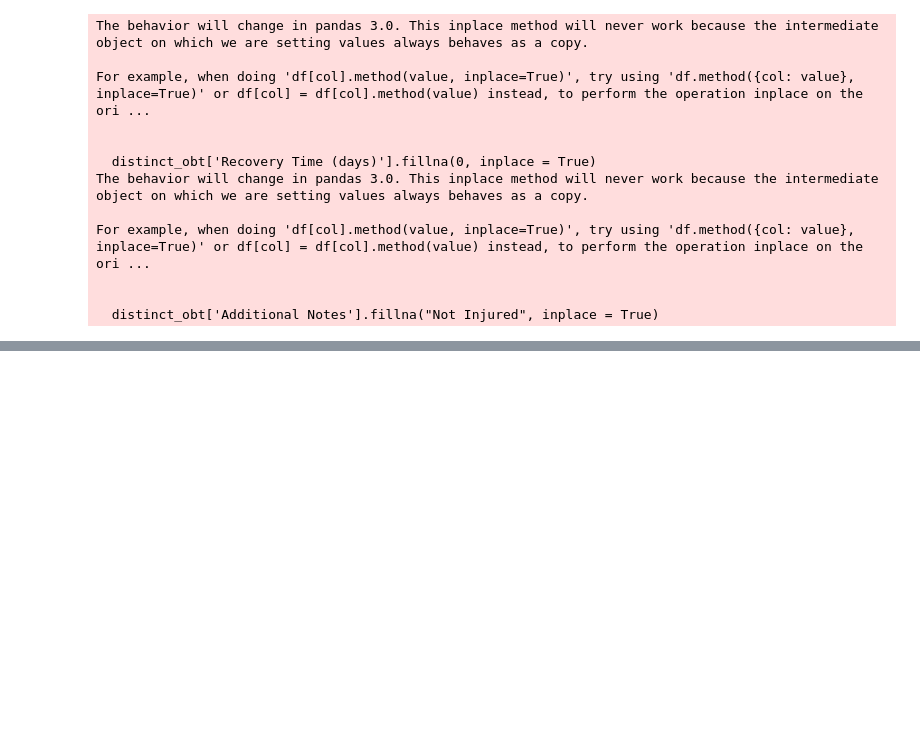
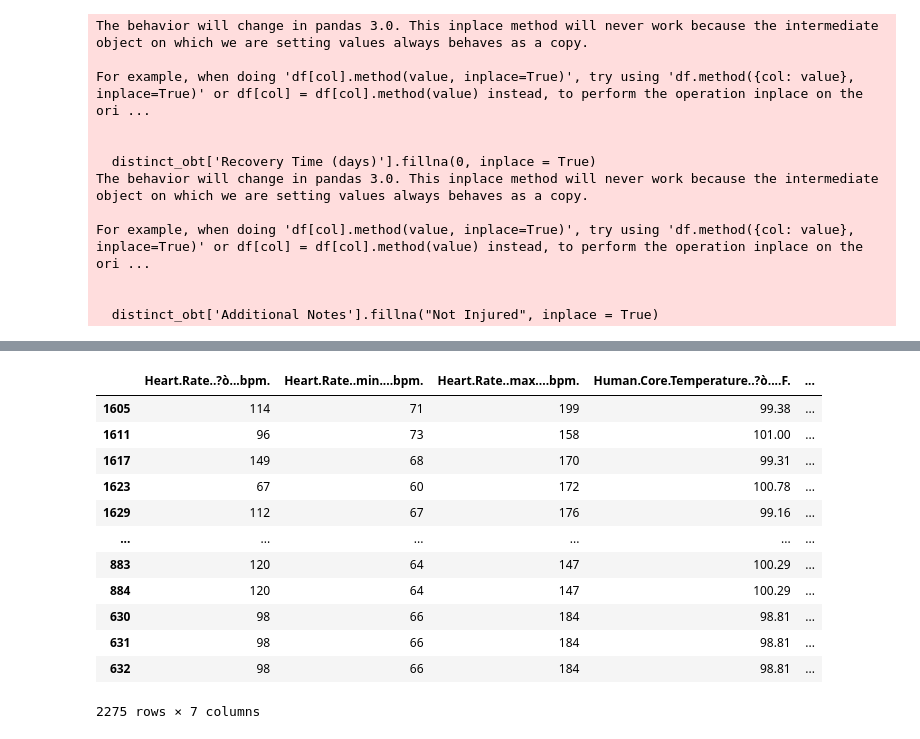
Before and after one commit to sskashya/Stat_padding-DataScience-Competition, a Jupyter notebook: ds_comp_eda.ipynb, the cells around one changed output, grey strips where cells are left out. Drawn from its saved outputs; the diff is of its cells as text; code cells hidden in the pictures; blank space fills up the shorter version.

```diff
--- a/ds_comp_eda.ipynb
+++ b/ds_comp_eda.ipynb
@@ -217,0 +283,18 @@ For example, when doing 'df[col].method(value, inplace=True)', try using 'df.met
+# %%
+clean_sorted_obt[['Heart.Rate..?ò...bpm.', 'Heart.Rate..min....bpm.',
+       'Heart.Rate..max....bpm.', 'Human.Core.Temperature..?ò....F.',
+       'Human.Core.Temperature..max.....F.', 'TRIMP', 'Heart.Rate.Recoveries']]
+# %% [output]
+|  | Heart.Rate..?ò...bpm. | Heart.Rate..min....bpm. | Heart.Rate..max....bpm. | Human.Core.Temperature..?ò....F. | ... |
+| 1605 | 114 | 71 | 199 | 99.38 | ... |
+| 1611 | 96 | 73 | 158 | 101.00 | ... |
+| 1617 | 149 | 68 | 170 | 99.31 | ... |
+| 1623 | 67 | 60 | 172 | 100.78 | ... |
+| 1629 | 112 | 67 | 176 | 99.16 | ... |
+| ... | ... | ... | ... | ... | ... |
+| 883 | 120 | 64 | 147 | 100.29 | ... |
+| 884 | 120 | 64 | 147 | 100.29 | ... |
+| 630 | 98 | 66 | 184 | 98.81 | ... |
+| 631 | 98 | 66 | 184 | 98.81 | ... |
+| 632 | 98 | 66 | 184 | 98.81 | ... |
+2275 rows × 7 columns
```
Also changed, not shown: parts of 9 cells of this notebook.
